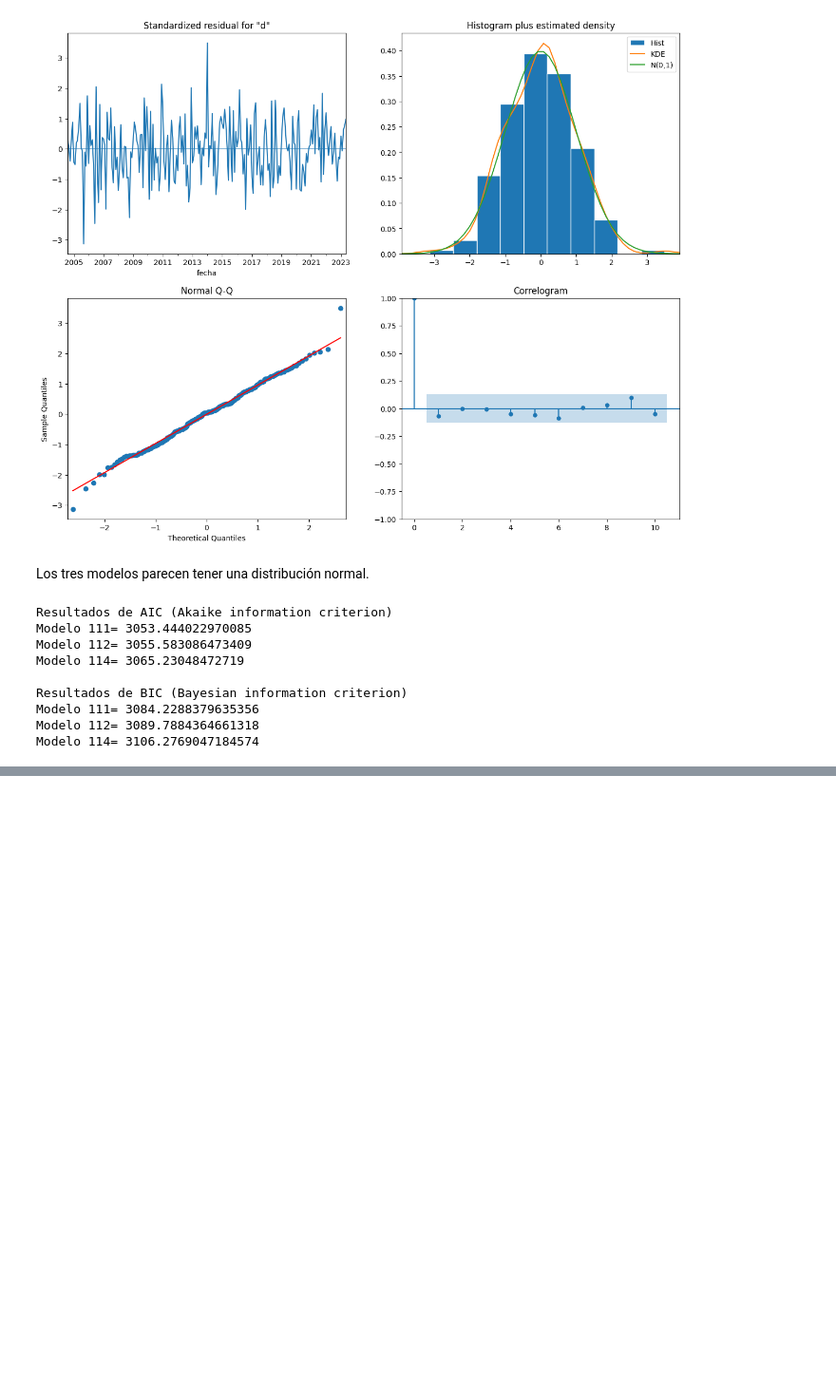
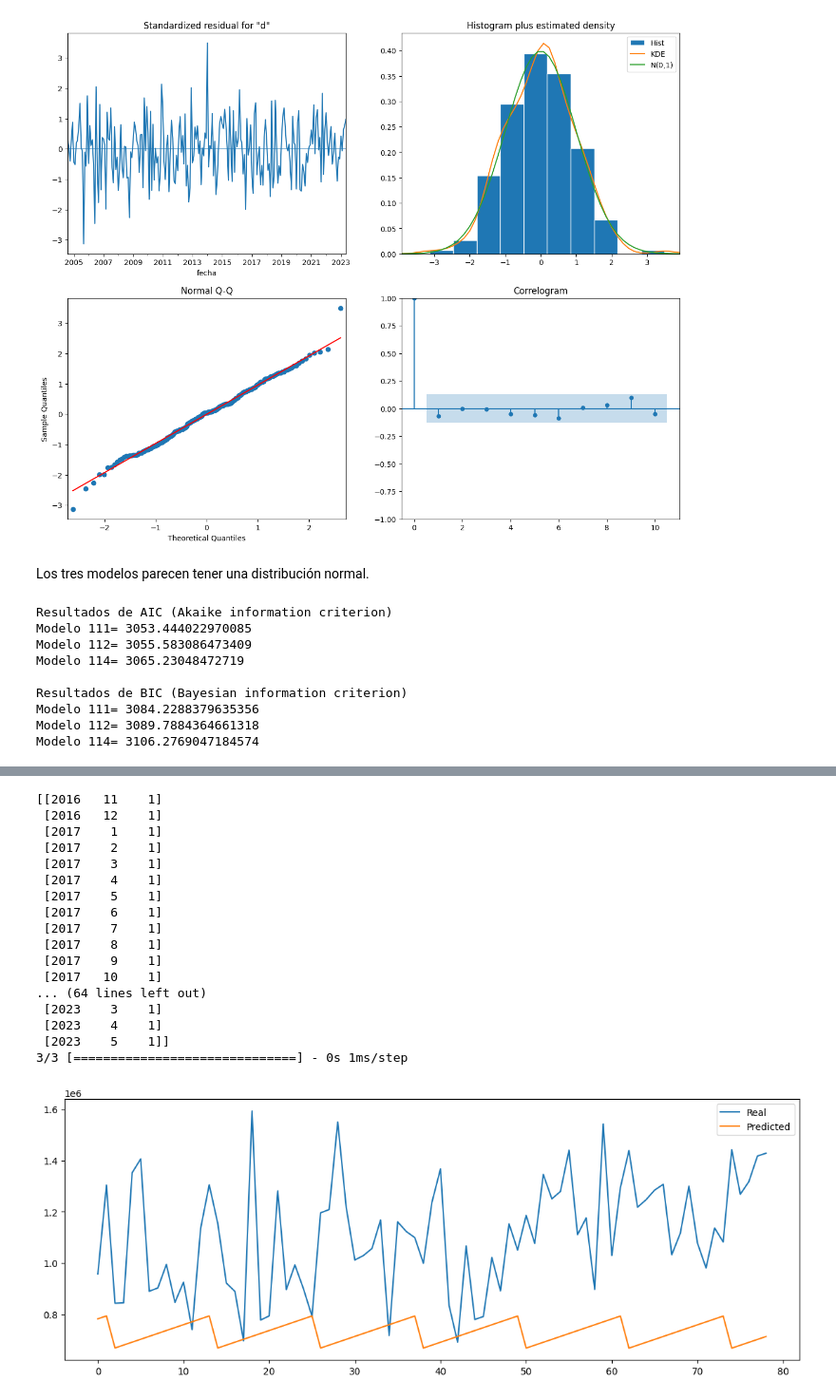
Before and after one commit to MGonza20/Lab2_DataScience, a Jupyter notebook: importaciones.ipynb, the cells around one changed output, grey strips where cells are left out. Shown at 95% size. Cells and saved outputs as stored; diff of their text form; code cells hidden in the pictures; blank space fills up the shorter version.

```diff
--- a/importaciones.ipynb
+++ b/importaciones.ipynb
@@ -533,0 +447,8 @@ Despues de aplicar una diferenciación de orden 1, se obtiene una serie estacion
+# %%
+data_diesel = data_diesel.drop(['gas_licuado_petroleo', 'gasolina_regular', 'gasolina_superior', 'mes', 'anio', 'media_movil', 'diesel_boxcox', 'diesel_boxcox_diff', 'diesel_boxcox_diff_5'], axis=1)
+
+data_diesel['year'] = data_diesel.index.year
+data_diesel['month'] = data_diesel.index.month
+data_diesel['day'] = data_diesel.index.day
+
+data_diesel.head()
@@ -533,0 +542,32 @@ Despues de aplicar una diferenciación de orden 1, se obtiene una serie estacion
+# %%
+# Predict values
+print(X_test)
+y_pred = model.predict(X_test)
+# Scale back the data to the original representation
+y_pred = scaler.inverse_transform(y_pred)
+
+# Plot
+plt.figure(figsize=(14,5))
+plt.plot(y_test, label='Real')
+plt.plot(y_pred, label='Predicted')
+plt.legend()
+plt.show()
+# %% [output]
+[[2016   11    1]
+ [2016   12    1]
+ [2017    1    1]
+ [2017    2    1]
+ [2017    3    1]
+ [2017    4    1]
+ [2017    5    1]
+ [2017    6    1]
+ [2017    7    1]
+ [2017    8    1]
+ [2017    9    1]
+ [2017   10    1]
+... (64 lines left out)
+ [2023    3    1]
+ [2023    4    1]
+ [2023    5    1]]
+3/3 [==============================] - 0s 1ms/step
+[figure, added]
```
Also changed, not shown: parts of 27 cells of this notebook.
